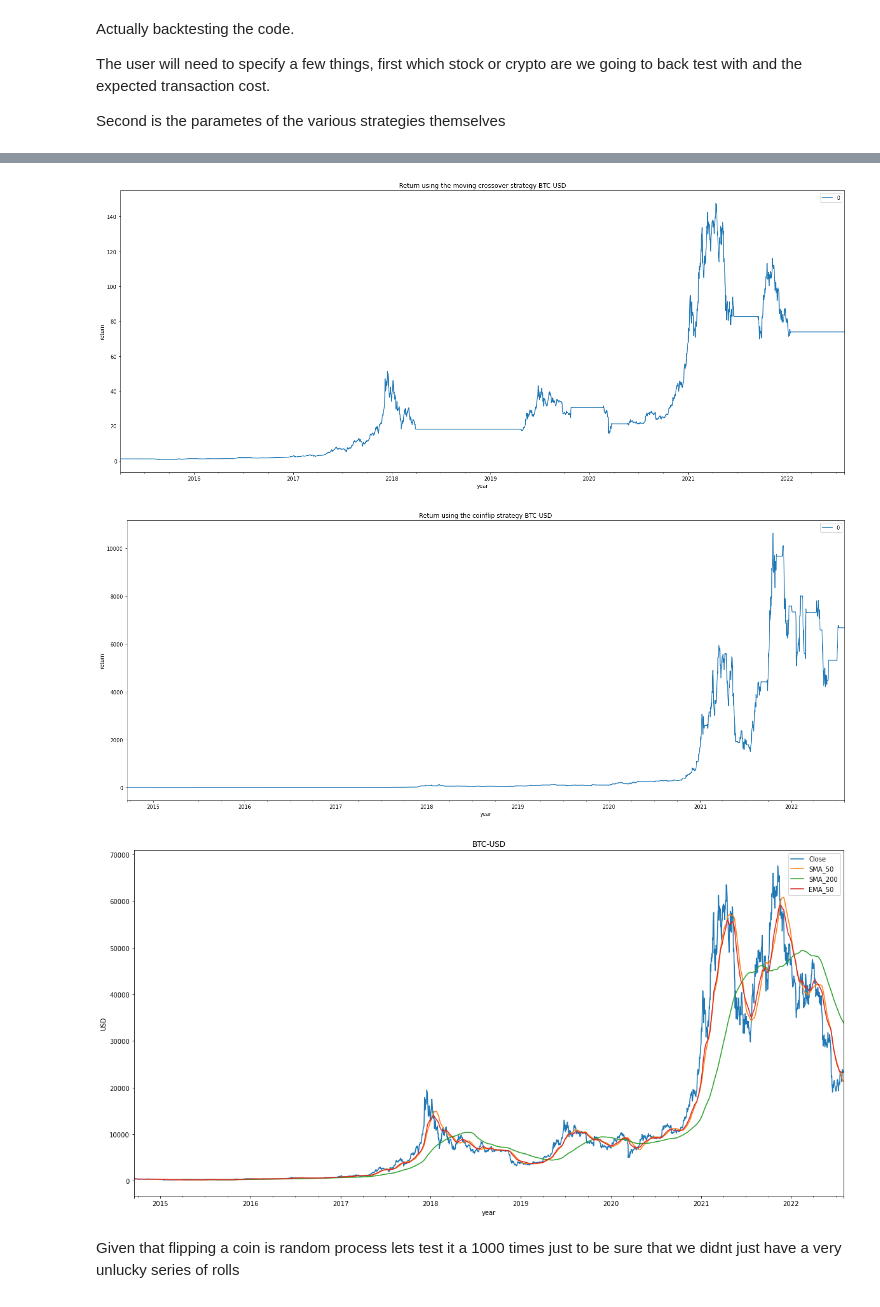
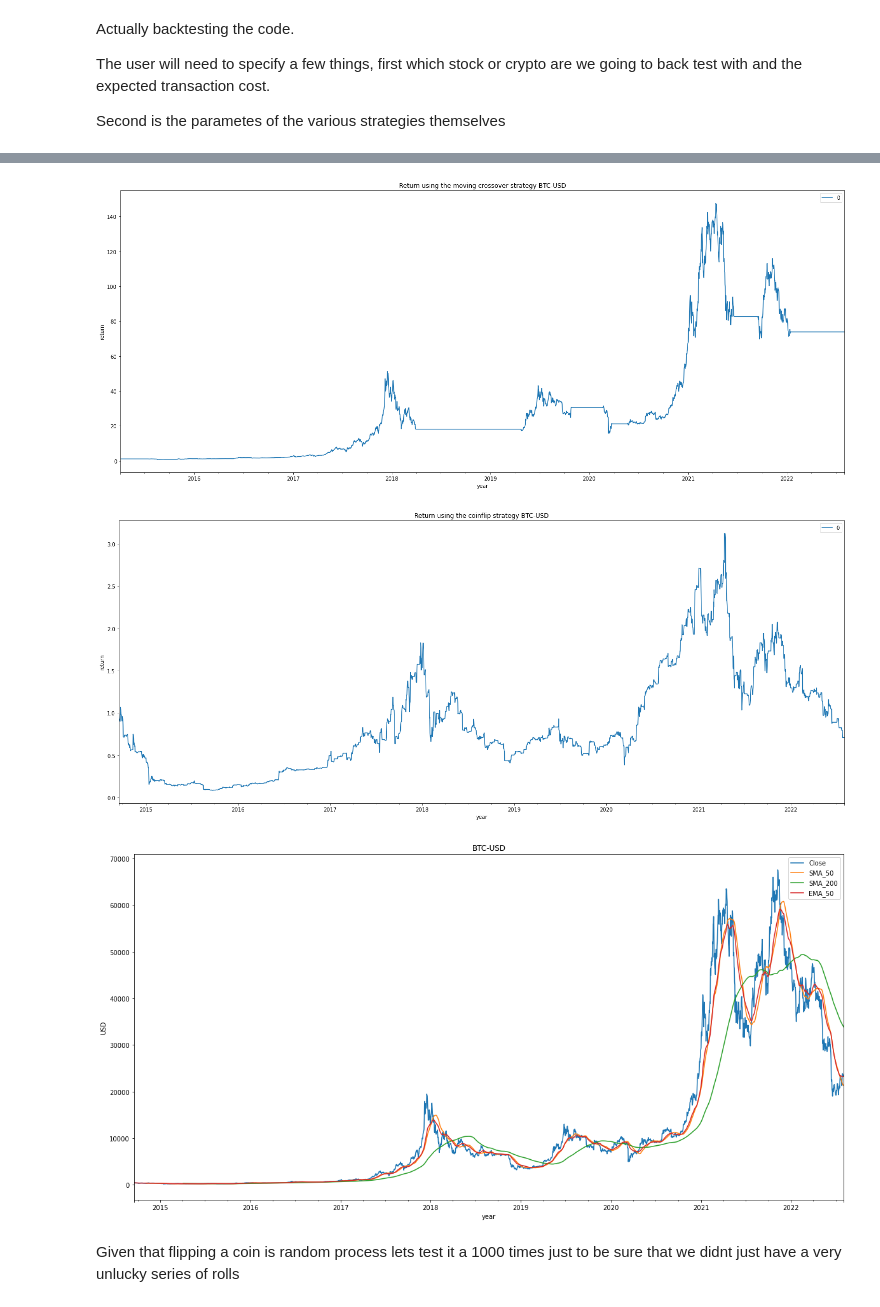
Before and after one commit to suf102/Trading-strategy-backtester, a Jupyter notebook: TikTokBactesterInCamelCase.ipynb, the cells around one changed output, grey strips where cells are left out. Cells and saved outputs as stored; diff of their text form; code cells hidden in the pictures.

```diff
--- a/TikTokBactesterInCamelCase.ipynb
+++ b/TikTokBactesterInCamelCase.ipynb
@@ -340,19 +340,19 @@ shortdays = 50
 
 longdays = 200
 
-#define a tollerance variable, this says by just how much the the averages need to be above or below the close price to exercute the trade.
-#this is only implemented in the SMA and EMA where a buy will only be exercuted if the price of a stock is above the tollernce perent above the moving average
+# define a tollerance variable, this says by just how much the the averages need to be above or below the close in the case of SMA and EMA price to exercute a trade
+# This is tollerance is set as a proportion of the close price that day.
 #set to zero remove it
 
 toll = 0.00
 
 #lastly for the coin flip the probability of buying, probability of selling and the probability of doing nothing taken as the differnce between probbuy +probsell and 1
 
-probbuy = 0.1
+probbuy = 1/3
 
-probsell = 0.1
+probsell = 1/3
 
-probdonothing = 0
+probdonothing = 1/3
 
 runthetests()
 # %% [output]
@@ -367,7 +367,7 @@ final return of coinflips  6672.889166189566
 [figure]
 [figure]
 [figure]
-[figure, old version]
+[figure, new version]
 [figure]
 # %% [markdown]
 Given that flipping a coin is random process lets test it a 1000 times just to be sure that we didnt just have a very unlucky series of rolls
```
Also changed, not shown: parts of 2 cells of this notebook.
